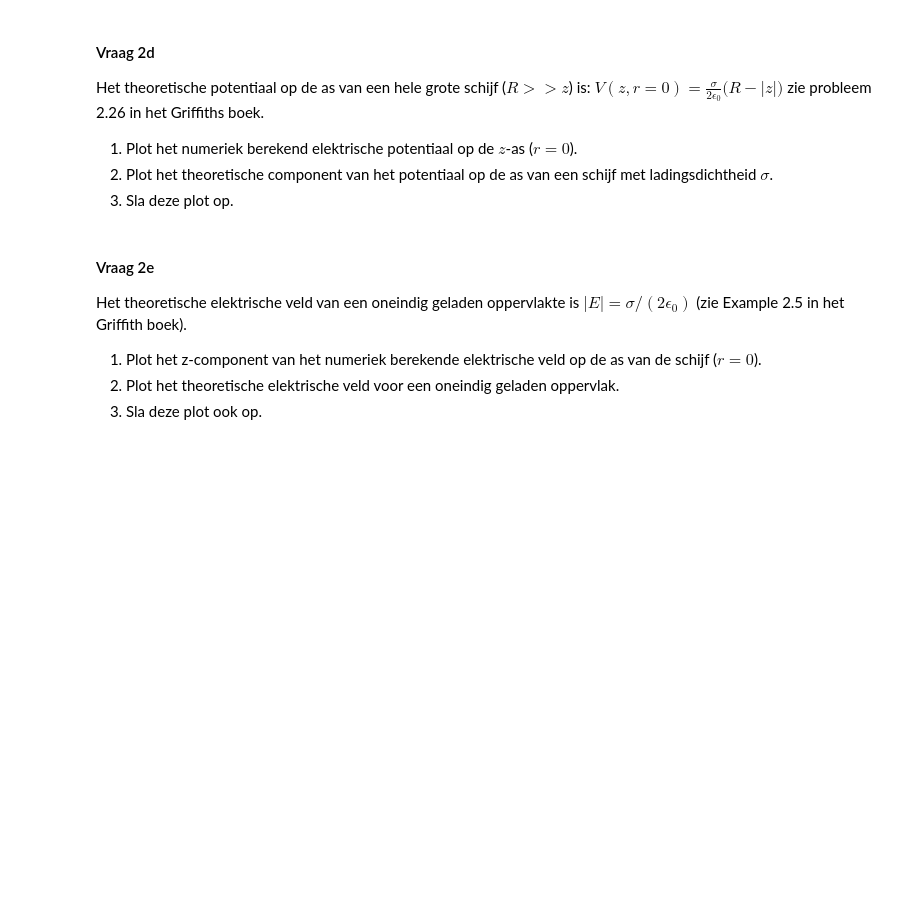
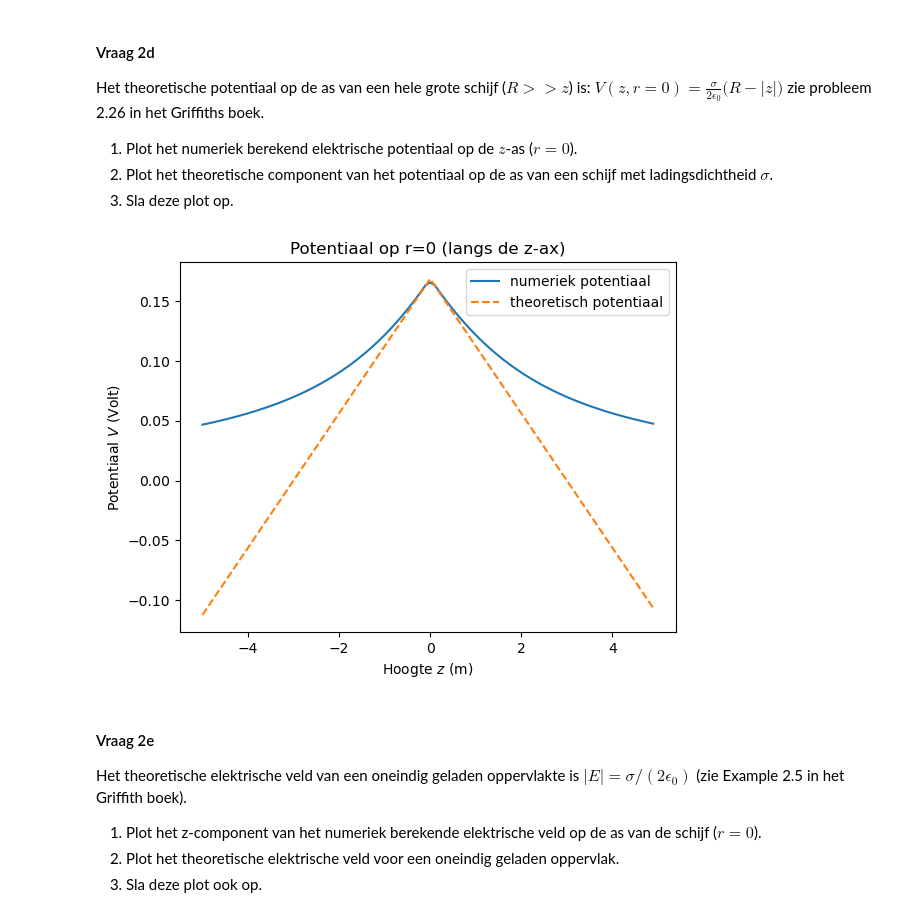
Before and after one commit to BrunoSchouten/Bruno-DEF, a Jupyter notebook: DigitaleOntwerpopdrachten/1CondensatorOpdracht/CondensatorOntwerpopdracht.ipynb, the cells around one changed output. Drawn from its saved outputs; the diff is of its cells as text; code cells hidden in the pictures; blank space fills up the shorter version.

```diff
--- a/DigitaleOntwerpopdrachten/1CondensatorOpdracht/CondensatorOntwerpopdracht.ipynb
+++ b/DigitaleOntwerpopdrachten/1CondensatorOpdracht/CondensatorOntwerpopdracht.ipynb
@@ -237,37 +212,22 @@ zie probleem 2.26 in het Griffiths boek.
 2. Plot het theoretische component van het potentiaal op de as van een schijf met ladingsdichtheid $\sigma$.
 3. Sla deze plot op.
 # %%
-###
-###Hier jouw code###
-###
+idx_r_zero = np.argmin(abs(r))
 
-# --- 1. Extract numerical V along z-axis (r = 0) ---
+def V_theoretical(R, z, sigma):
+    return (sigma/(2*epsilon0))*(R-abs(z))
 
-# Find index where r = 0
-idx_r_zero = np.where(abs(r) < 1e-10)[0][0]
 
-# Potential along z-axis
-V_z_axis = V[idx_r_zero, :]
-
-# --- 2. Theoretical potential for large disk (R >> z) ---
-V_theory = (sigma / (2 * epsilon0)) * (disk_radius - np.abs(z))
-
-# --- 3. Plot ---
-plt.figure()
-
-plt.plot(z, V_z_axis, label="Numerical V(z, r=0)")
-plt.plot(z, V_theory, linestyle='--', label="Theoretical V(z, r=0)")
-
-plt.xlabel("z (m)")
-plt.ylabel("Potential V (V)")
-plt.title("Potential Along z-axis (r = 0)")
+plt.title("Potentiaal op r=0 (langs de z-ax)")
+plt.plot(z, V[:, idx_r_zero], label="numeriek potentiaal")
+plt.plot(z, V_theoretical(disk_radius,z, sigma), "--", label="theoretisch potentiaal")
 plt.legend()
-plt.grid()
-
-# --- 4. Save the figure ---
-plt.savefig("potential_along_z_axis.png", dpi=300)
-
+plt.xlabel("Hoogte $z$ (m)")
+plt.ylabel("Potentiaal $V$ (Volt)")
+plt.savefig('2d_potentiaal_z_as.png')
 plt.show()
+# %% [output]
+[figure, added]
 # %% [markdown]
 #### Vraag 2e
 
```
Also changed, not shown: parts of 8 cells of this notebook, 3 other files.
